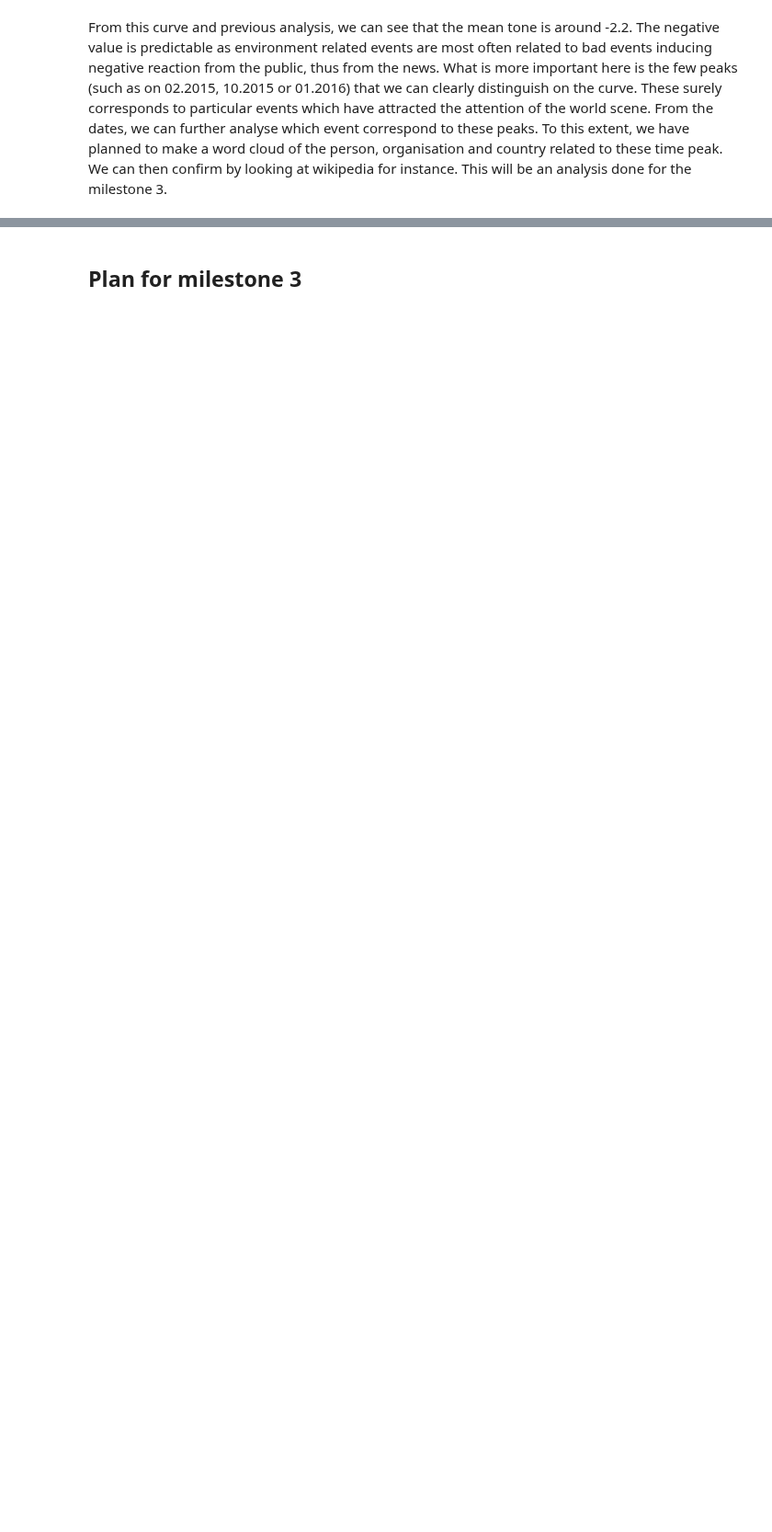
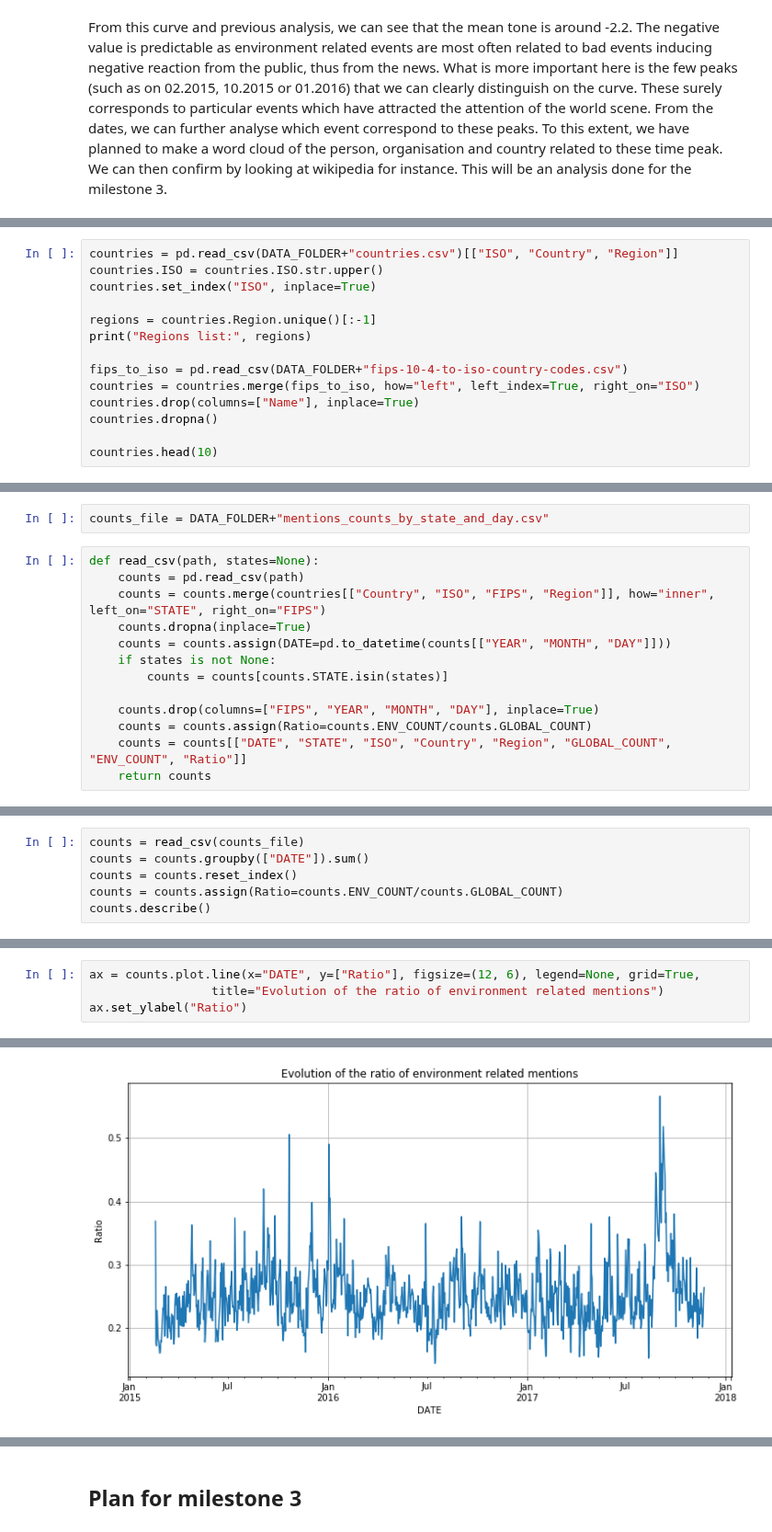
Before and after one commit to damlobster/ada2018, a Jupyter notebook: src/Milestone2.ipynb, the cells around one changed output, grey strips where cells are left out. Shown at 92% size. Cells and saved outputs as stored; diff of their text form; blank space fills up the shorter version.

Commit message:
add mentions counts to notebook + comment py scripts

```diff
--- a/src/Milestone2.ipynb
+++ b/src/Milestone2.ipynb
@@ -247,0 +261,14 @@ What is more important here is the few peaks (such as on 02.2015, 10.2015 or 01.
+# %%
+countries = pd.read_csv(DATA_FOLDER+"countries.csv")[["ISO", "Country", "Region"]]
+countries.ISO = countries.ISO.str.upper()
+countries.set_index("ISO", inplace=True)
+
+regions = countries.Region.unique()[:-1]
+print("Regions list:", regions)
+
+fips_to_iso = pd.read_csv(DATA_FOLDER+"fips-10-4-to-iso-country-codes.csv")
+countries = countries.merge(fips_to_iso, how="left", left_index=True, right_on="ISO")
+countries.drop(columns=["Name"], inplace=True)
+countries.dropna()
+
+countries.head(10)
@@ -247,0 +293,15 @@ What is more important here is the few peaks (such as on 02.2015, 10.2015 or 01.
+# %%
+counts_file = DATA_FOLDER+"mentions_counts_by_state_and_day.csv"
+# %%
+def read_csv(path, states=None):
+    counts = pd.read_csv(path)
+    counts = counts.merge(countries[["Country", "ISO", "FIPS", "Region"]], how="inner", left_on="STATE", right_on="FIPS")
+    counts.dropna(inplace=True)
+    counts = counts.assign(DATE=pd.to_datetime(counts[["YEAR", "MONTH", "DAY"]]))
+    if states is not None:
+        counts = counts[counts.STATE.isin(states)]
+
+    counts.drop(columns=["FIPS", "YEAR", "MONTH", "DAY"], inplace=True)
+    counts = counts.assign(Ratio=counts.ENV_COUNT/counts.GLOBAL_COUNT)
+    counts = counts[["DATE", "STATE", "ISO", "Country", "Region", "GLOBAL_COUNT", "ENV_COUNT", "Ratio"]]
+    return counts
@@ -247,0 +320,6 @@ What is more important here is the few peaks (such as on 02.2015, 10.2015 or 01.
+# %%
+counts = read_csv(counts_file)
+counts = counts.groupby(["DATE"]).sum()
+counts = counts.reset_index()
+counts = counts.assign(Ratio=counts.ENV_COUNT/counts.GLOBAL_COUNT)
+counts.describe()
@@ -247,0 +336,5 @@ What is more important here is the few peaks (such as on 02.2015, 10.2015 or 01.
+# %%
+ax = counts.plot.line(x="DATE", y=["Ratio"], figsize=(12, 6), legend=None, grid=True,
+                 title="Evolution of the ratio of environment related mentions")
+ax.set_ylabel("Ratio")
+# %% [output]
@@ -247,0 +342 @@ What is more important here is the few peaks (such as on 02.2015, 10.2015 or 01.
+[figure, added]
```
Also changed, not shown: parts of 29 cells of this notebook, 11 other files.
